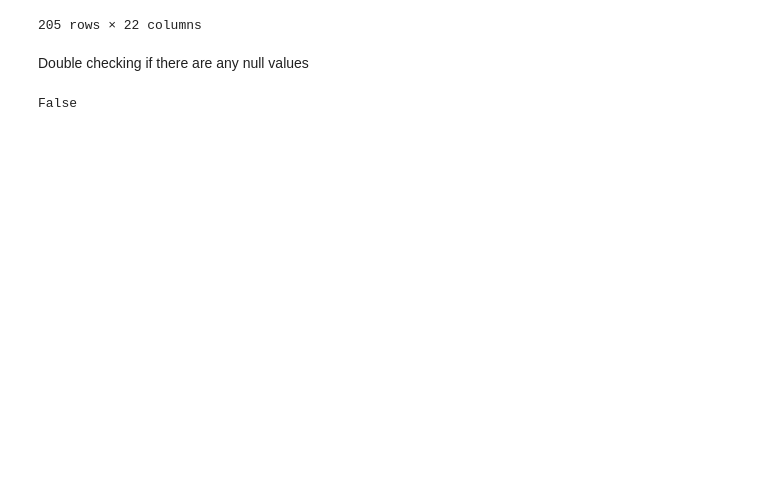
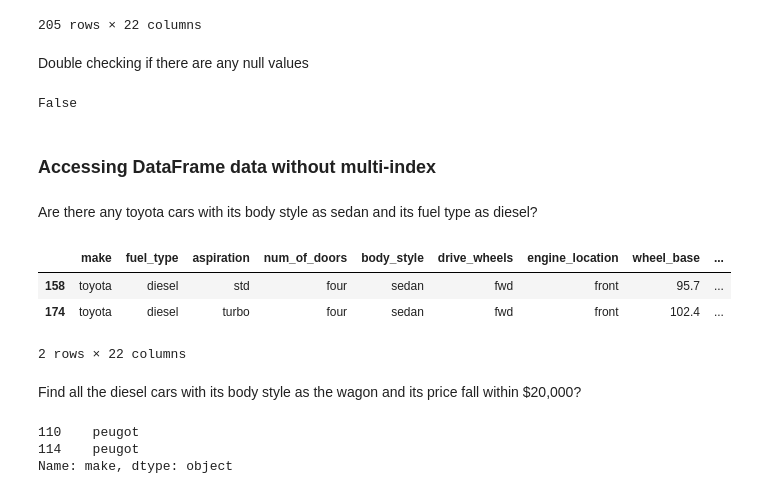
Before and after one commit to Padhma/Data-Science-Notebooks, a Jupyter notebook: Data Analysis/Pandas/Pandas Advanced Indexing .ipynb, the cells around one changed output. Cells and saved outputs as stored; diff of their text form; code cells hidden in the pictures; blank space fills up the shorter version.

Commit message:
Feat: Added Accessing without Multi-index

```diff
--- a/Data Analysis/Pandas/Pandas Advanced Indexing .ipynb
+++ b/Data Analysis/Pandas/Pandas Advanced Indexing .ipynb
@@ -109,3 +109,22 @@ Double checking if there are any null values
 cardata.isnull().values.any()
 # %% [output]
 False
+# %% [markdown]
+### Accessing DataFrame data without multi-index
+# %% [markdown]
+Are there any toyota cars with its body style as sedan and its fuel type as diesel?
+# %%
+cardata[(cardata['make'] == 'toyota') & (cardata['body_style'] == 'sedan') & (cardata['fuel_type'] == 'diesel')]
+# %% [output]
+|  | make | fuel_type | aspiration | num_of_doors | body_style | drive_wheels | engine_location | wheel_base | ... |
+| 158 | toyota | diesel | std | four | sedan | fwd | front | 95.7 | ... |
+| 174 | toyota | diesel | turbo | four | sedan | fwd | front | 102.4 | ... |
+2 rows × 22 columns
+# %% [markdown]
+Find all the diesel cars with its body style as the wagon and its price fall within $20,000?
+# %%
+cardata[(cardata['fuel_type'] == 'diesel') & (cardata['body_style'] == 'wagon') & (cardata['price'] < '20000')]['make']
+# %% [output]
+110    peugot
+114    peugot
+Name: make, dtype: object
```
Also changed, not shown: parts of 1 cell of this notebook.
